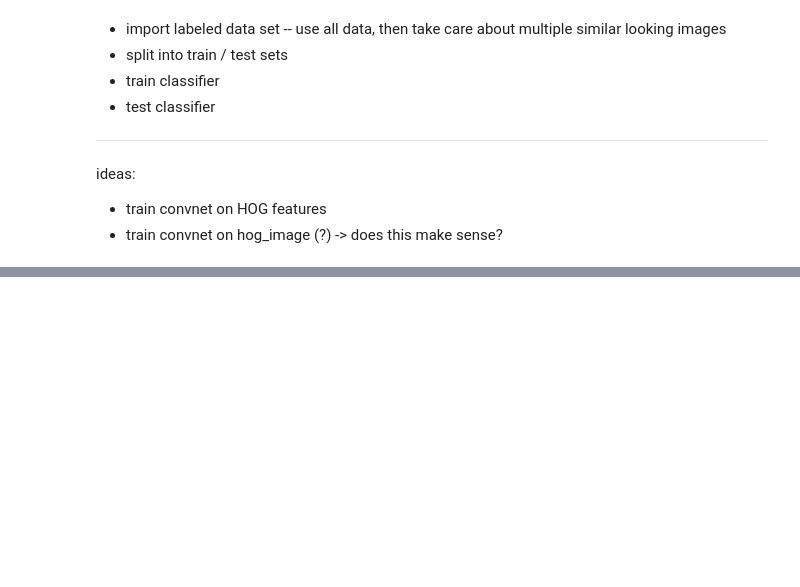
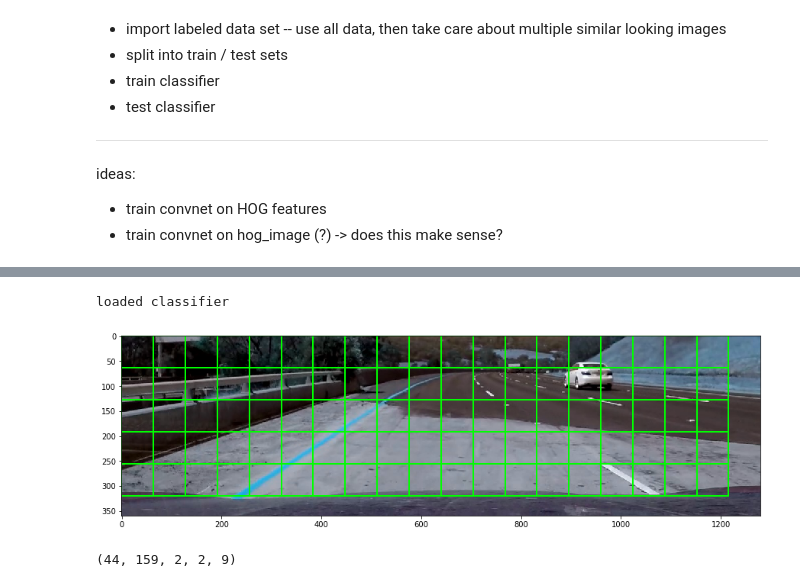
Before and after one commit to Corni33/CarND_P5_VehicleDetection, a Jupyter notebook: vehicle_detection.ipynb, the cells around one changed output, grey strips where cells are left out. Saved outputs shown, nothing was run; the diff lists cells and outputs as text; code cells hidden in the pictures; blank space fills up the shorter version.

```diff
--- a/vehicle_detection.ipynb
+++ b/vehicle_detection.ipynb
@@ -16,8 +12,11 @@ import cv2
 # %%
+import numpy as np
+import glob
+import cv2
 
 def read_images(image_dir_list):
+    images = []
 
-    images = []
     for img_dir in image_dir_list:
 
         # get all image files in the current directory
@@ -28,17 +27,6 @@ def read_images(image_dir_list):
             images.append(img)
             #images.append(np.ravel(img))
 
+    print('imported {} images'.format(len(images)))
+
     return images
-
-# define image data directories
-vehicle_dirs = ['vehicles/GTI_Far', 'vehicles/GTI_Left', 'vehicles/GTI_MiddleClose',
-                'vehicles/GTI_Right'] #, 'vehicles/KITTI_extracted']
-non_vehicle_dirs = ['non-vehicles/GTI']#, 'non-vehicles/Extras']
-
-# read vehicle and non-vehicle images
-vehicle_images = read_images(vehicle_dirs)
-non_vehicle_images = read_images(non_vehicle_dirs)
-
-
-print('number of vehicle images: {}'.format(len(vehicle_images)))
-print('number of non-vehicle images: {}'.format(len(non_vehicle_images)))
@@ -175,0 +147,26 @@ print(acc)
+# %%
+train_classifier = False
+
+if train_classifier: # train a new classifier
+
+    # read vehicle images
+    vehicle_images = read_images(['vehicles/GTI_Far', 'vehicles/GTI_Left', 'vehicles/GTI_MiddleClose',
+                    'vehicles/GTI_Right']) #, 'vehicles/KITTI_extracted'])
+
+    # read non-vehicle images
+    non_vehicle_images = read_images(['non-vehicles/GTI']) #, 'non-vehicles/Extras'])
+
+    # extract features from images
+    vehicle_features = extract_features(vehicle_images)
+    non_vehicle_features = extract_features(non_vehicle_images)
+
+    # train the classifier
+    classifier = create_classifier(vehicle_features, non_vehicle_features)
+
+else: # open a saved classifier
+
+    with open('classifier.pkl', 'rb') as fid:
+        classifier = pickle.load(fid)
+        print('loaded classifier')
+# %% [output]
+loaded classifier
@@ -175,0 +342,32 @@ print(acc)
+# %%
+def classify_patches(img, img_patches, hog_feature_map, hog_patches):
+
+    for hog_patch in hog_patches:
+        pred = classifier.predict(hog_feature_map[hog_patch[0]:hog_patch[1],
+                                                 hog_patch[2]:hog_patch[3]])
+        if pred == 1
+
+
+
+
+
+
+# TEST
+img = cv2.imread('./test_image.jpg')
+img = crop_image(img)
+
+img_patches, hog_patches = get_patches(img)
+img = draw_patches(img, img_patches)
+
+
+plt.figure(figsize=(15,10))
+plt.imshow(img)
+plt.show()
+
+img = convert_to_gray(img)
+feature_map = get_hog_feature_map(img)
+
+print(feature_map.shape)
+# %% [output]
+[figure, added]
+(44, 159, 2, 2, 9)
```
Also changed, not shown: parts of 9 cells of this notebook.
